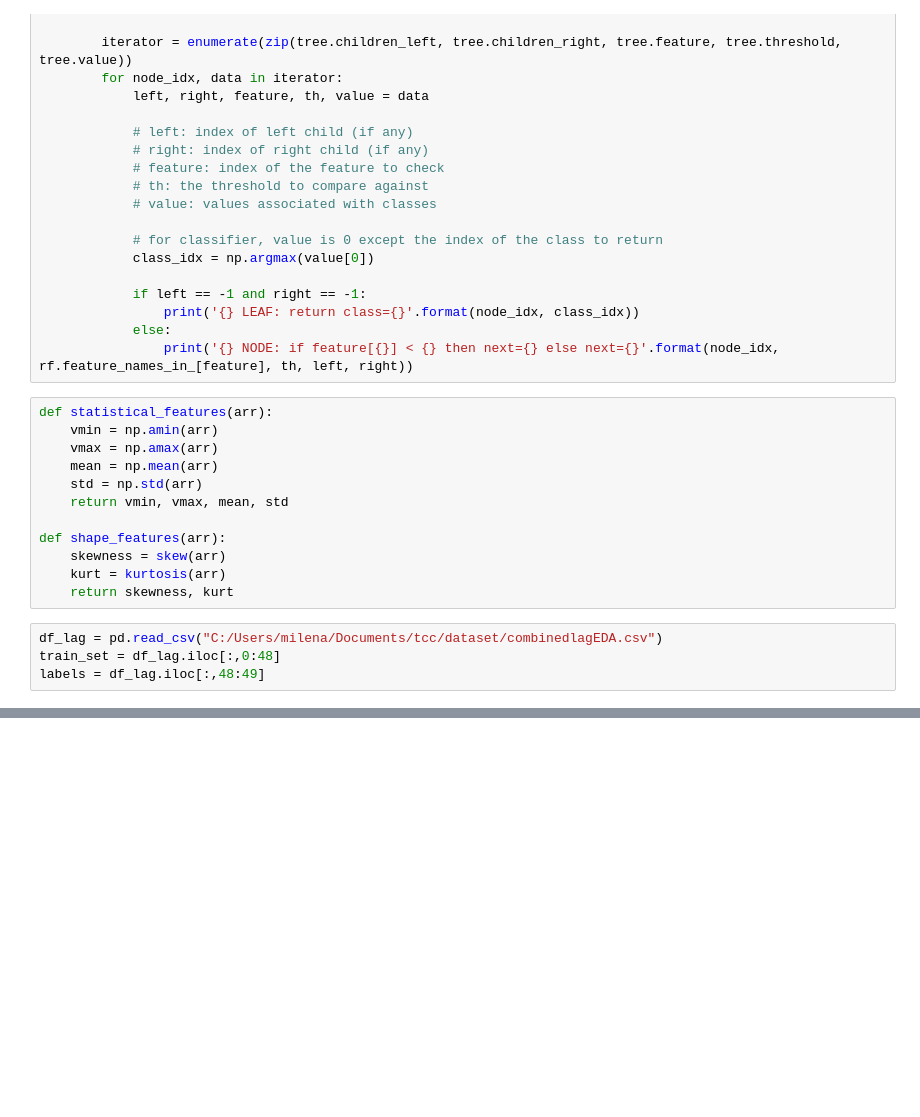
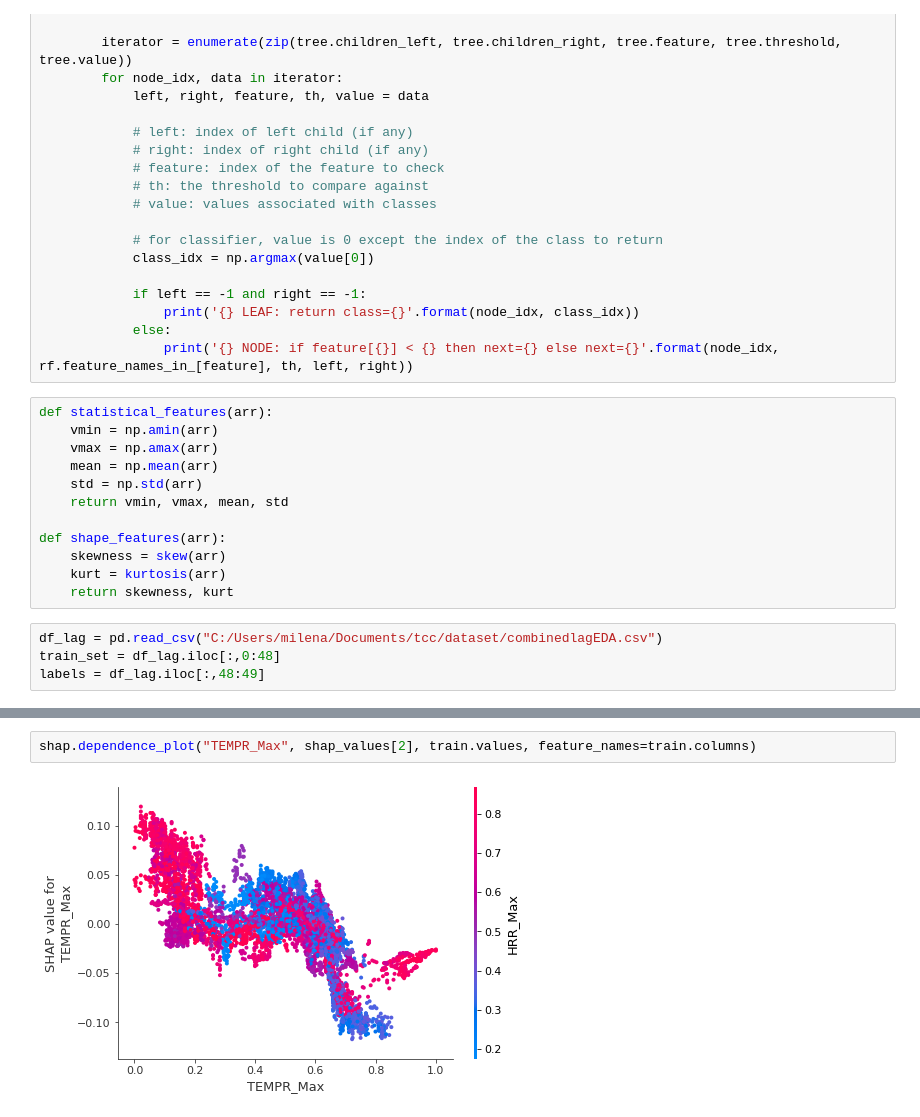
Before and after one commit to misefe1964/XIA-Stress-Detection, a Jupyter notebook: tcc.ipynb, the cells around one changed output, grey strips where cells are left out. Cells and saved outputs as stored; diff of their text form; blank space fills up the shorter version.

```diff
--- a/tcc.ipynb
+++ b/tcc.ipynb
@@ -219,0 +106,4 @@ shap.summary_plot(shap_values, train)
+# %%
+shap.dependence_plot("TEMPR_Max", shap_values[2], train.values, feature_names=train.columns)
+# %% [output]
+[figure, added]
```
Also changed, not shown: parts of 75 cells of this notebook, 1 other file.
